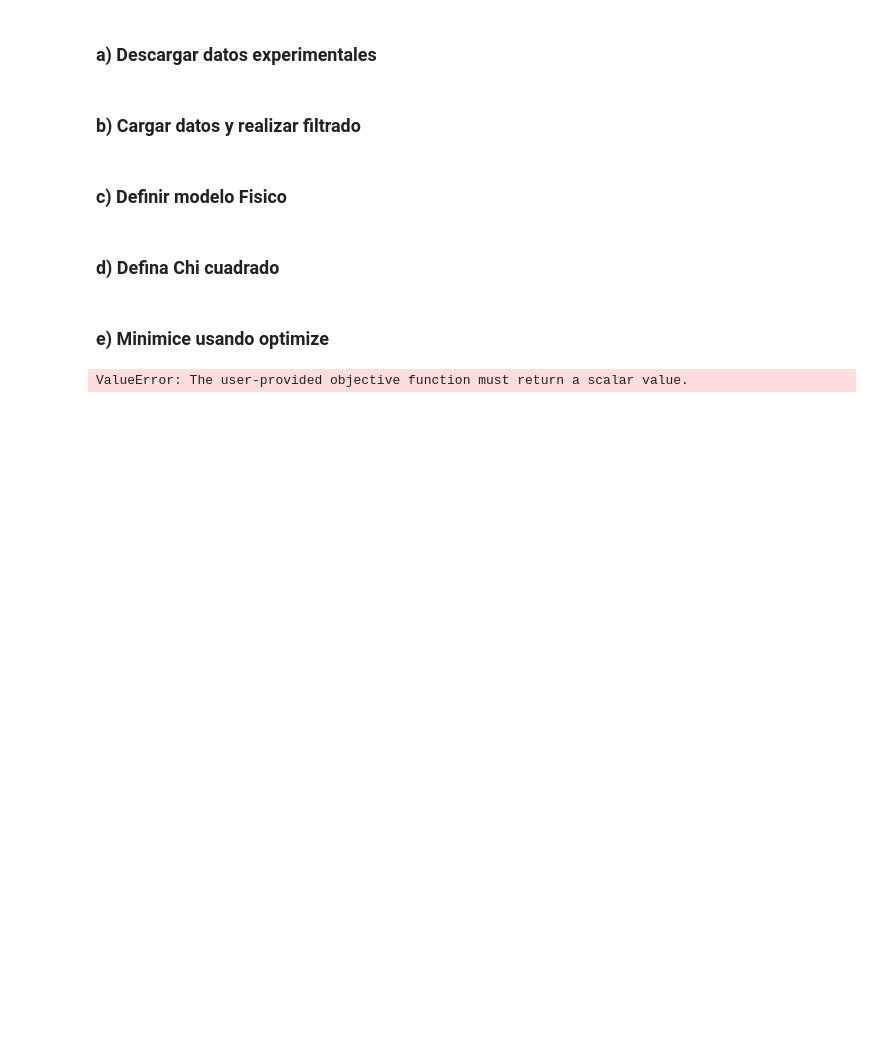
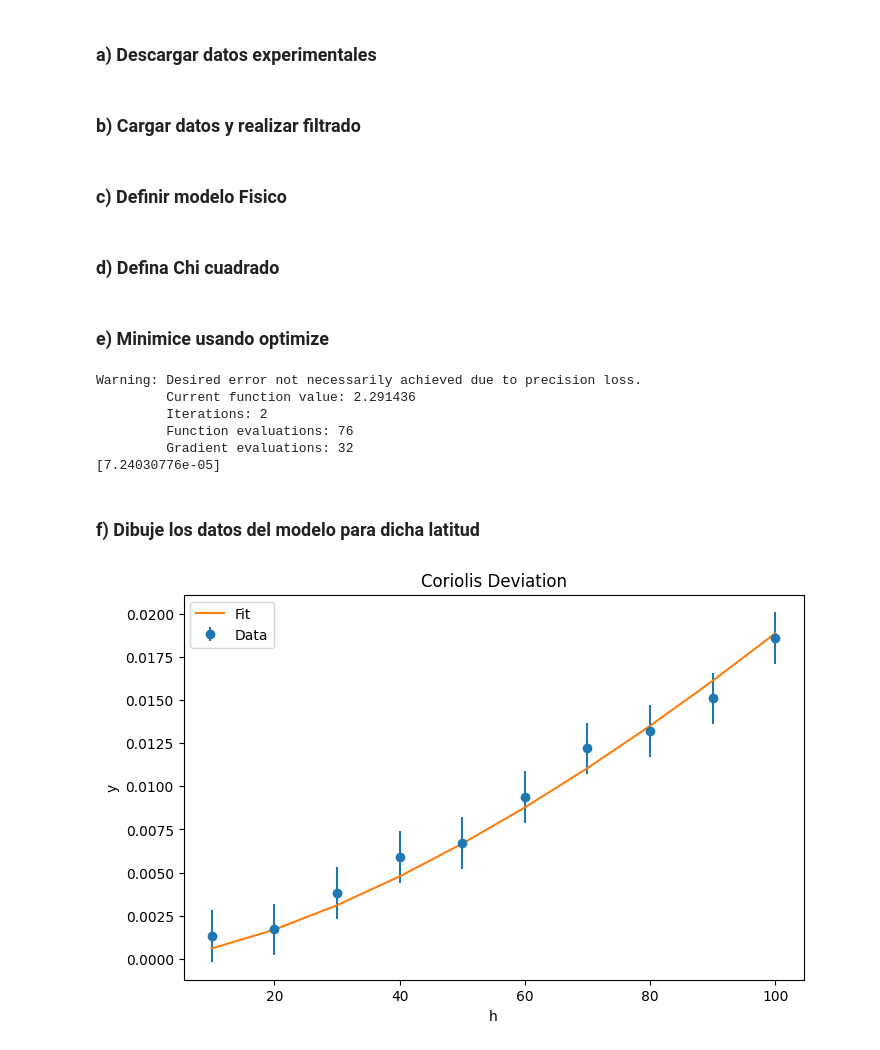
Before and after one commit to JsNcAr/Metodos1_JasonArias_AngieRicaurte, a Jupyter notebook: Parcial_Final/Final.ipynb, the cells around one changed output. Saved outputs shown, nothing was run; the diff lists cells and outputs as text; code cells hidden in the pictures; blank space fills up the shorter version.

```diff
--- a/Parcial_Final/Final.ipynb
+++ b/Parcial_Final/Final.ipynb
@@ -13,3 +10,12 @@ Data = Data[Data["angle"] == 30.]
+# %%
+Data = pd.read_csv('DataRotacion.csv')
+filter = Data["angle"] == 30
+h = Data[filter]["h"]
+y = Data[filter]["y"]
+sigmay = Data[filter]["sigmay"]
+angle = Data[filter]["angle"]
+g = 9.8
+w0 = np.ones(1)
 # %% [markdown]
 ### c) Definir modelo Fisico
 # %%
@@ -19,18 +25,33 @@ def coriolis_deviation(h0, lat, g, w):
 ### d) Defina Chi cuadrado
 # %%
 def chi_square(w, h, y, sigmay, angle, g):
-    return np.sum(y - coriolis_deviation(h, angle, g, w))**2 / sigmay**2
+    return np.sum((y - coriolis_deviation(h, angle, g, w))**2 / sigmay**2)
 # %% [markdown]
 ### e) Minimice usando optimize
 # %%
-h = Data["h"].values
-y = Data["y"].values
-sigmay = Data["sigmay"].values
-angle = 30
-g = 9.8
-w = np.ones(1)
-result = optimize.minimize(chi_square, w, args=(h, y, sigmay, angle, g), options={'disp': True})
-w = result.x[0]
-print("w = ", w)
+
+aux = lambda *w: chi_square(*w)
+result = optimize.minimize(aux, w0, args=(h, y, sigmay, angle, g), options={'disp': True})
+bestparam = result.x
+print(bestparam)
 # %% [output]
-ValueError: The user-provided objective function must return a scalar value.
+Warning: Desired error not necessarily achieved due to precision loss.
+         Current function value: 2.291436
+         Iterations: 2
+         Function evaluations: 76
+         Gradient evaluations: 32
+[7.24030776e-05]
+# %% [markdown]
+### f) Dibuje los datos del modelo para dicha latitud
+# %%
+fig = plt.figure(figsize=(8, 5))
+ax = fig.add_subplot(111)
+ax.errorbar(h, y, sigmay, fmt='o', label='Data')
+ax.plot(h, coriolis_deviation(h, angle, g, bestparam), label='Fit')
+ax.set_xlabel('h')
+ax.set_ylabel('y')
+ax.set_title('Coriolis Deviation')
+ax.legend()
+plt.show()
+# %% [output]
+[figure, added]
```
Also changed, not shown: parts of 1 cell of this notebook.
